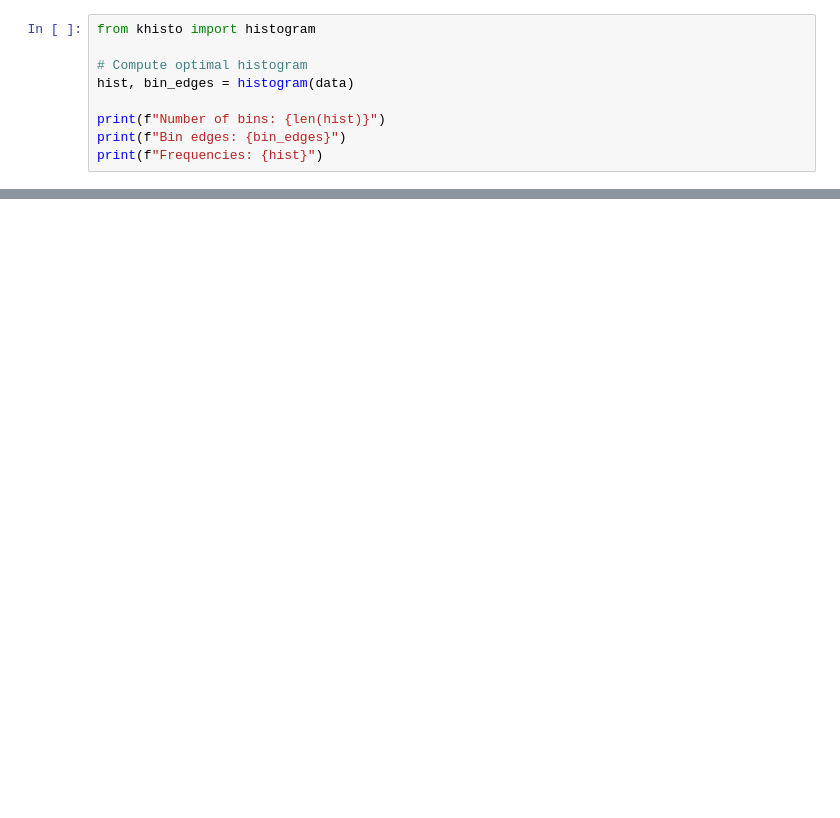
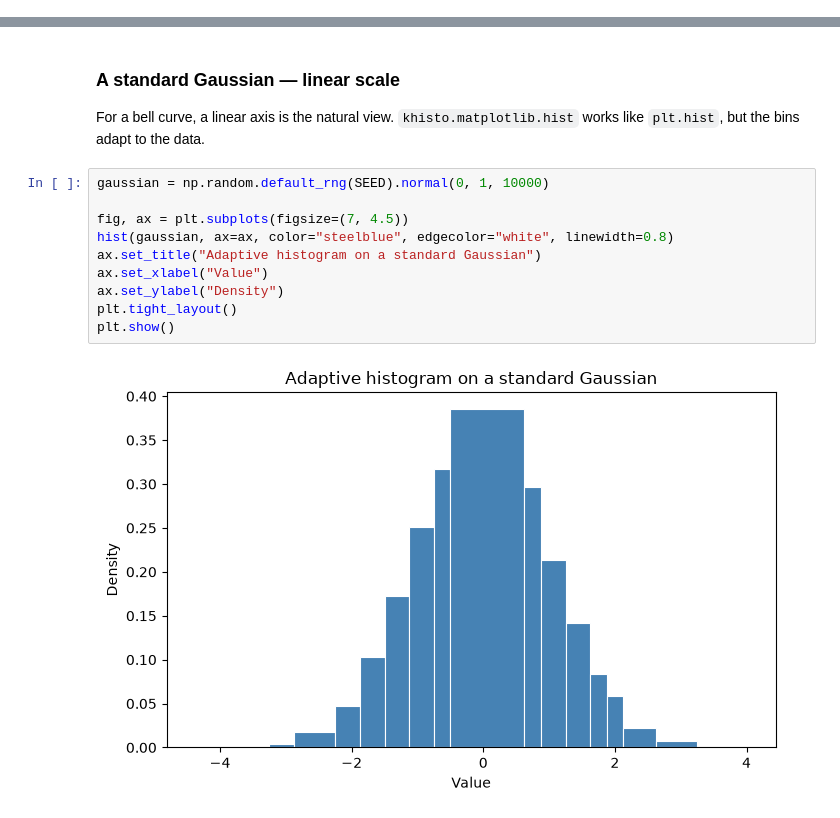
Before and after one commit to KhiopsML/khisto-python, a Jupyter notebook: docs/demo.ipynb, the cells around one changed output, grey strips where cells are left out. Drawn from its saved outputs; the diff is of its cells as text; blank space fills up the shorter version.

```diff
--- a/docs/demo.ipynb
+++ b/docs/demo.ipynb
@@ -34,9 +0,0 @@ Start with the simplest promise: keep the familiar NumPy return value, but let t
-# %%
-from khisto import histogram
-
-# Compute optimal histogram
-hist, bin_edges = histogram(data)
-
-print(f"Number of bins: {len(hist)}")
-print(f"Bin edges: {bin_edges}")
-print(f"Frequencies: {hist}")
@@ -285,0 +39,17 @@ Khisto gives you a better histogram without making you tune bins by hand:
+# %% [markdown]
+### A standard Gaussian — linear scale
+
+For a bell curve, a linear axis is the natural view. `khisto.matplotlib.hist`
+works like `plt.hist`, but the bins adapt to the data.
+# %%
+gaussian = np.random.default_rng(SEED).normal(0, 1, 10000)
+
+fig, ax = plt.subplots(figsize=(7, 4.5))
+hist(gaussian, ax=ax, color="steelblue", edgecolor="white", linewidth=0.8)
+ax.set_title("Adaptive histogram on a standard Gaussian")
+ax.set_xlabel("Value")
+ax.set_ylabel("Density")
+plt.tight_layout()
+plt.show()
+# %% [output]
+[figure, added]
```
Also changed, not shown: parts of 42 cells of this notebook, 7 other files.
